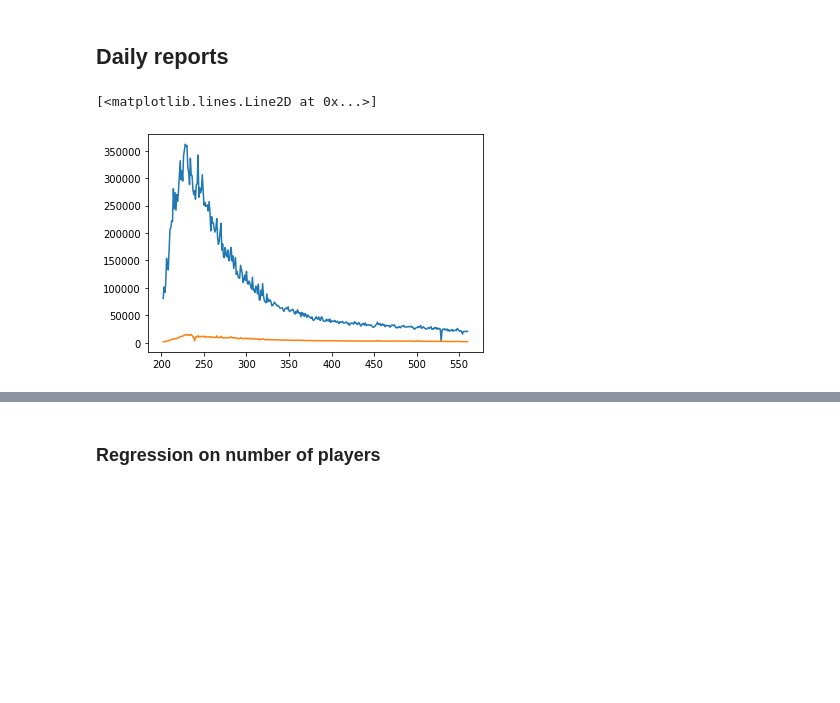
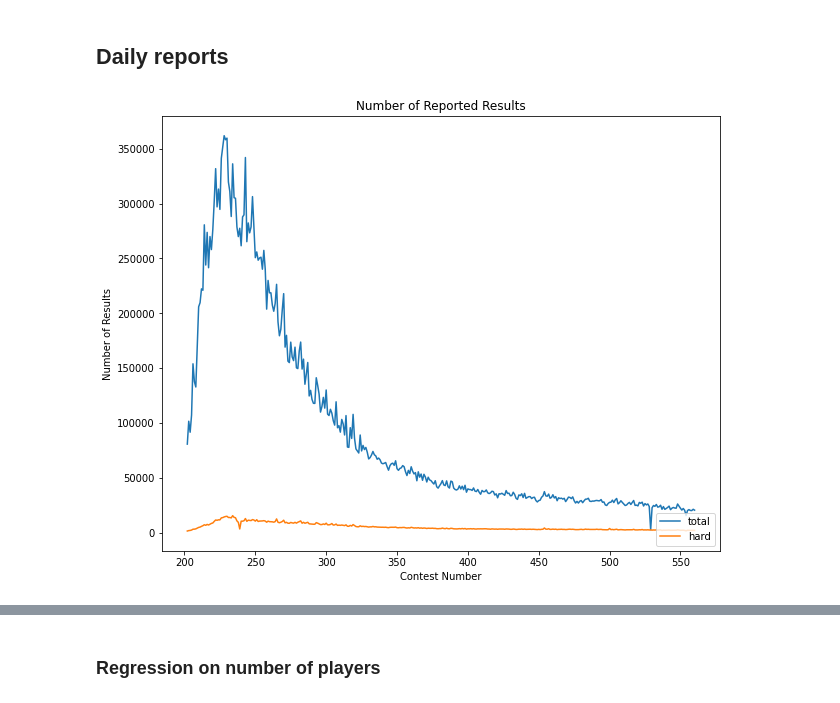
Before and after one commit to Gabinson200/MCM_Wordle, a Jupyter notebook: MCM_Worlde.ipynb, the cells around one changed output, grey strips where cells are left out. Drawn from its saved outputs; the diff is of its cells as text; code cells hidden in the pictures; blank space fills up the shorter version.

```diff
--- a/MCM_Worlde.ipynb
+++ b/MCM_Worlde.ipynb
@@ -60,10 +61,16 @@ column_names
 indx = df["Contest number"].to_numpy()[1:]
 number_of_results = df["Number of  reported results"].to_numpy()[1:]
 number_of_hard_results = df["Number in hard mode"].to_numpy()[1:]
-# %%
-plt.plot(indx, number_of_results)
-plt.plot(indx, number_of_hard_results)
-# %% [output]
-[<matplotlib.lines.Line2D at 0x...>]
-[figure, removed]
+# %%
+plt.figure(figsize=(10, 8))
+plt.plot(indx, number_of_results)
+plt.plot(indx, number_of_hard_results)
+plt.title('Number of Reported Results')
+plt.xlabel('Contest Number')
+plt.ylabel('Number of Results')
+plt.legend(["total", "hard"], loc ="lower right")
+plt.savefig('Number of Reported Results.png', bbox_inches='tight')
+plt.show()
+# %% [output]
+[figure, added]
 # %%
```
Also changed, not shown: parts of 32 cells of this notebook.
